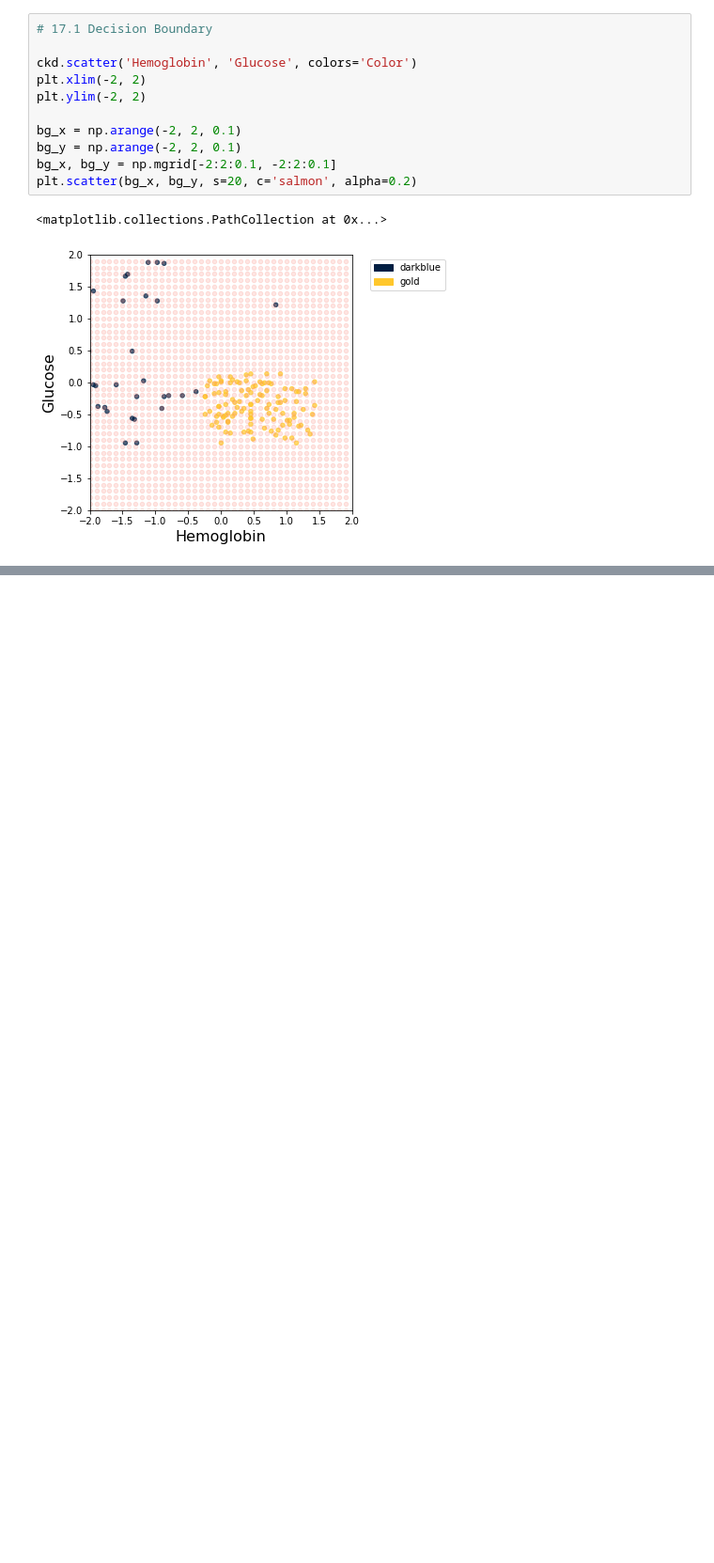
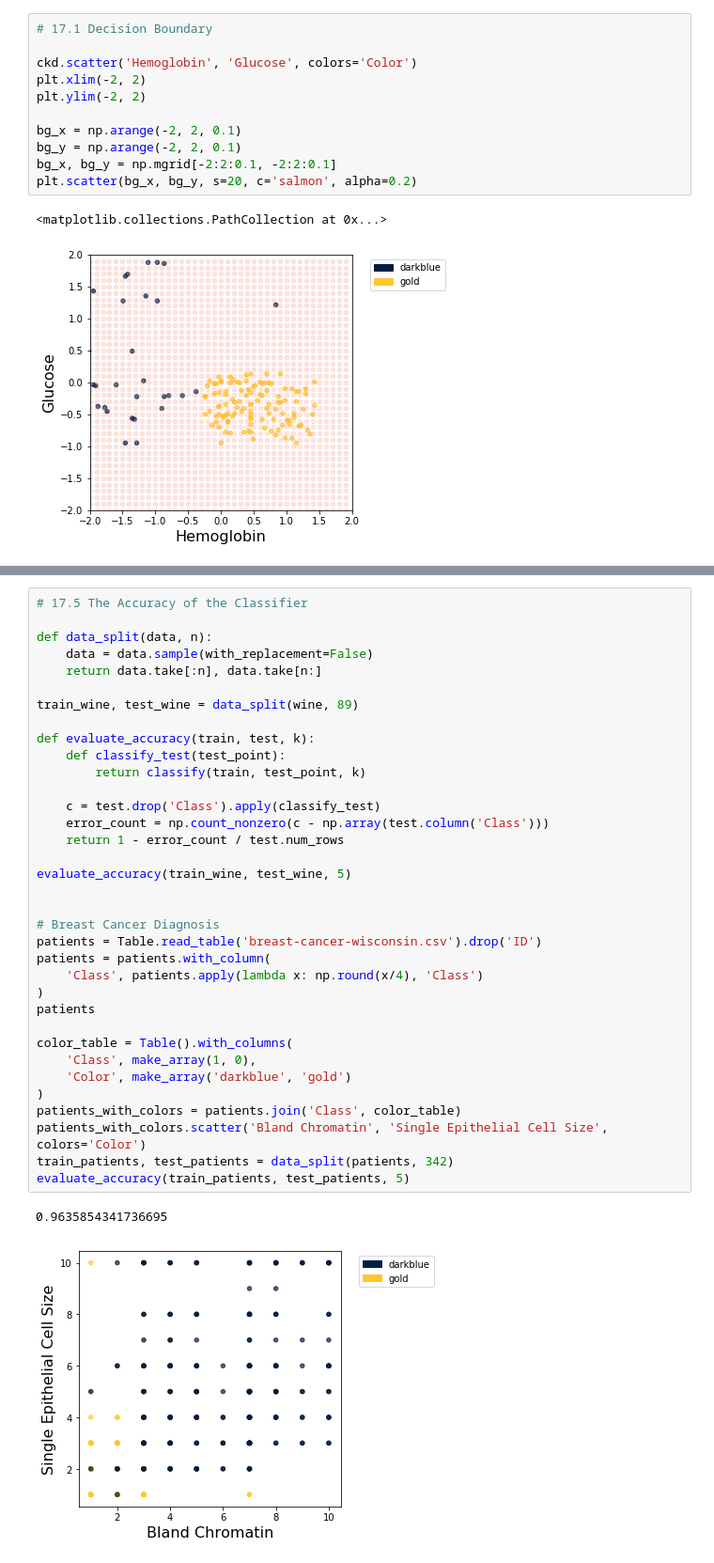
Before and after one commit to luxiaotong/DATA8, a Jupyter notebook: lec17.ipynb, the cells around one changed output, grey strips where cells are left out. Shown: that part at 94% size. Drawn from its saved outputs; the diff is of its cells as text; blank space fills up the shorter version.

```diff
--- a/lec17.ipynb
+++ b/lec17.ipynb
@@ -154,3 +151,41 @@ classify(wine, special_wine, 5)
 [figure]
 [figure]
 [figure]
+# %%
+# 17.5 The Accuracy of the Classifier
+
+def data_split(data, n):
+    data = data.sample(with_replacement=False)
+    return data.take[:n], data.take[n:]
+
+train_wine, test_wine = data_split(wine, 89)
+
+def evaluate_accuracy(train, test, k):
+    def classify_test(test_point):
+        return classify(train, test_point, k)
+
+    c = test.drop('Class').apply(classify_test)
+    error_count = np.count_nonzero(c - np.array(test.column('Class')))
+    return 1 - error_count / test.num_rows
+
+evaluate_accuracy(train_wine, test_wine, 5)
+
+
+# Breast Cancer Diagnosis
+patients = Table.read_table('breast-cancer-wisconsin.csv').drop('ID')
+patients = patients.with_column(
+    'Class', patients.apply(lambda x: np.round(x/4), 'Class')
+)
+patients
+
+color_table = Table().with_columns(
+    'Class', make_array(1, 0),
+    'Color', make_array('darkblue', 'gold')
+)
+patients_with_colors = patients.join('Class', color_table)
+patients_with_colors.scatter('Bland Chromatin', 'Single Epithelial Cell Size', colors='Color')
+train_patients, test_patients = data_split(patients, 342)
+evaluate_accuracy(train_patients, test_patients, 5)
+# %% [output]
+0.9635854341736695
+[figure, added]
```
Also changed, not shown: parts of 2 cells of this notebook, 2 other files.
